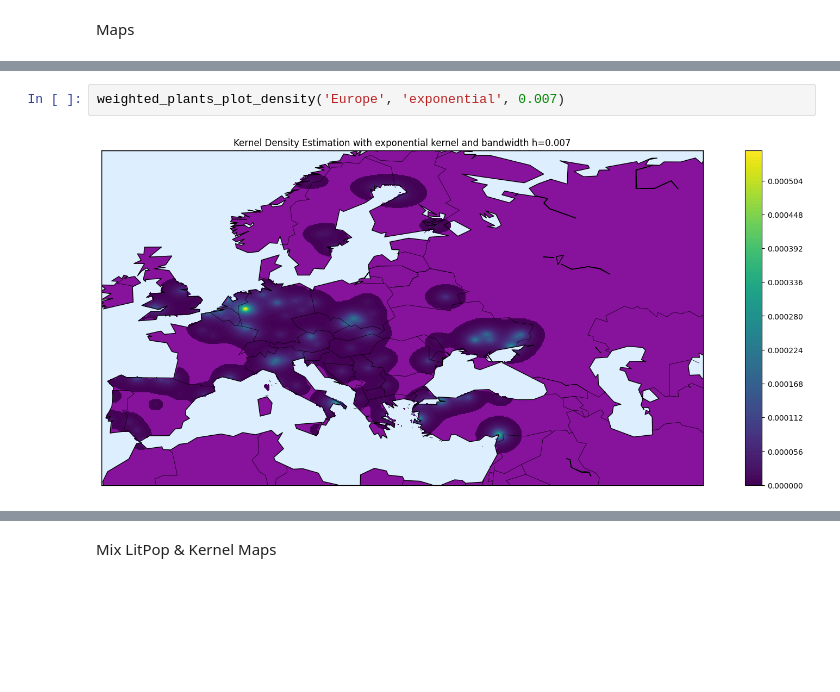
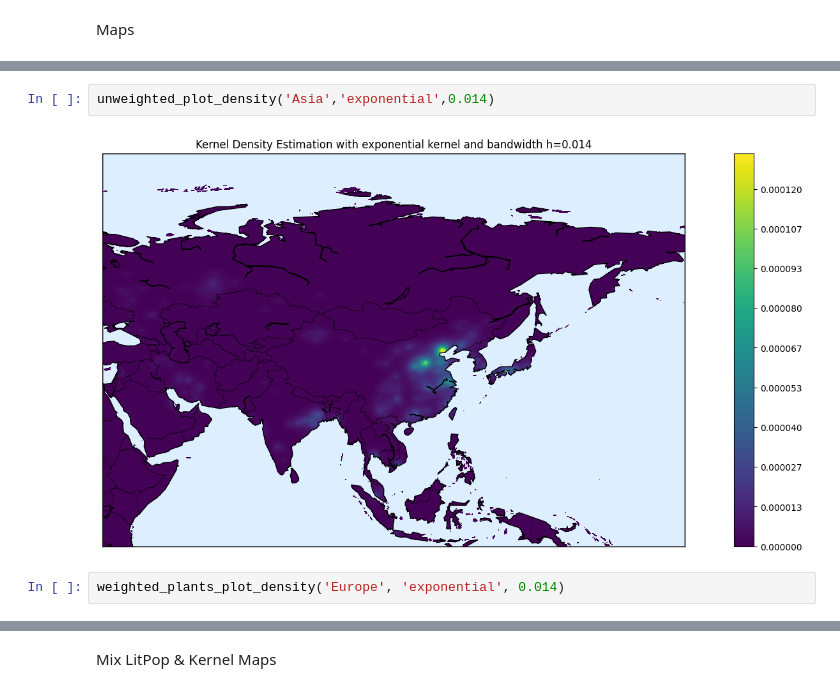
Before and after one commit to denisadraghia/ACIER, a Jupyter notebook: kernel_density_continent_plot.ipynb, the cells around one changed output, grey strips where cells are left out. Drawn from its saved outputs; the diff is of its cells as text; blank space fills up the shorter version.

```diff
--- a/kernel_density_continent_plot.ipynb
+++ b/kernel_density_continent_plot.ipynb
@@ -35,5 +53,7 @@ unweighted_plot_density('Europe','gaussian',0.007)
+# %%
+unweighted_plot_density('Asia','exponential',0.014)
+# %% [output]
+[figure, added]
 # %%
-weighted_plants_plot_density('Europe', 'exponential', 0.007)
+weighted_plants_plot_density('Europe', 'exponential', 0.014)
-# %% [output]
-[figure, removed]
 # %%
```
Also changed, not shown: parts of 24 cells of this notebook, 5 other files.
